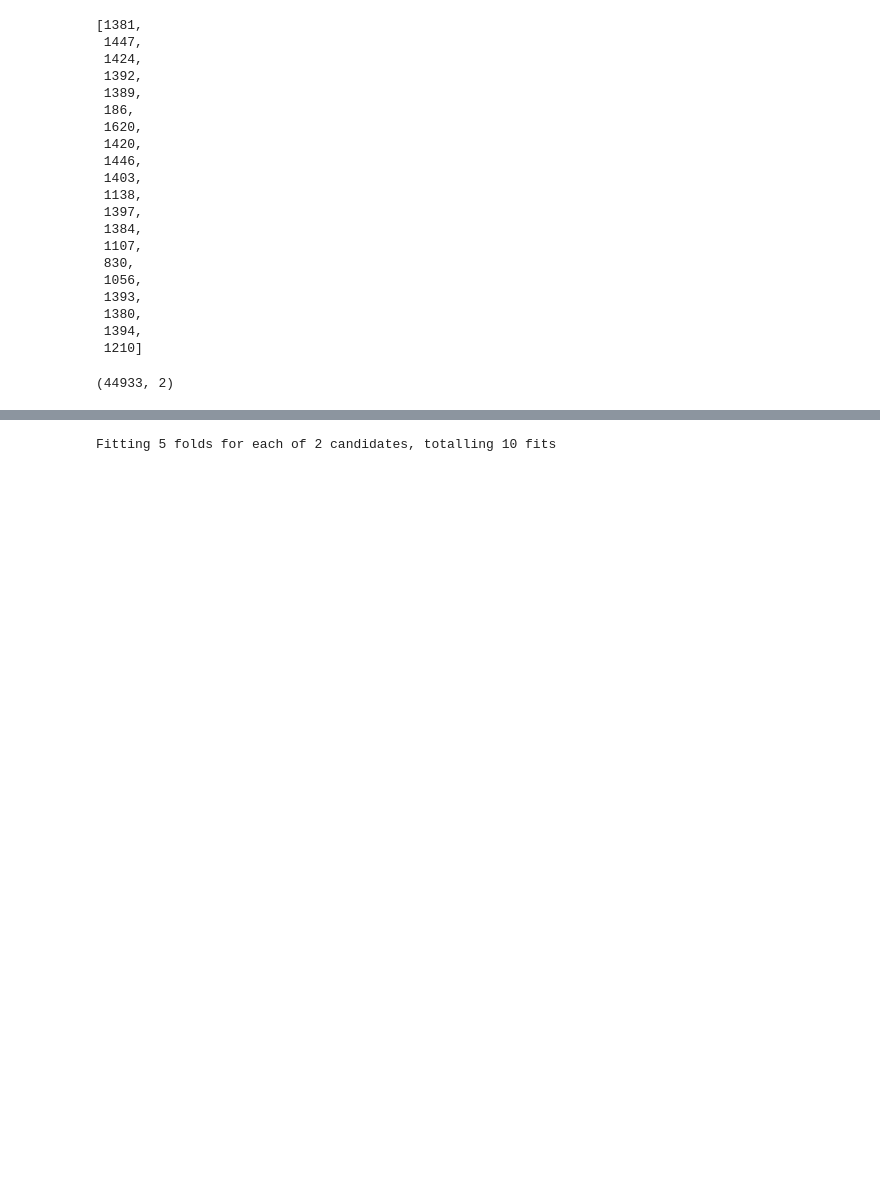
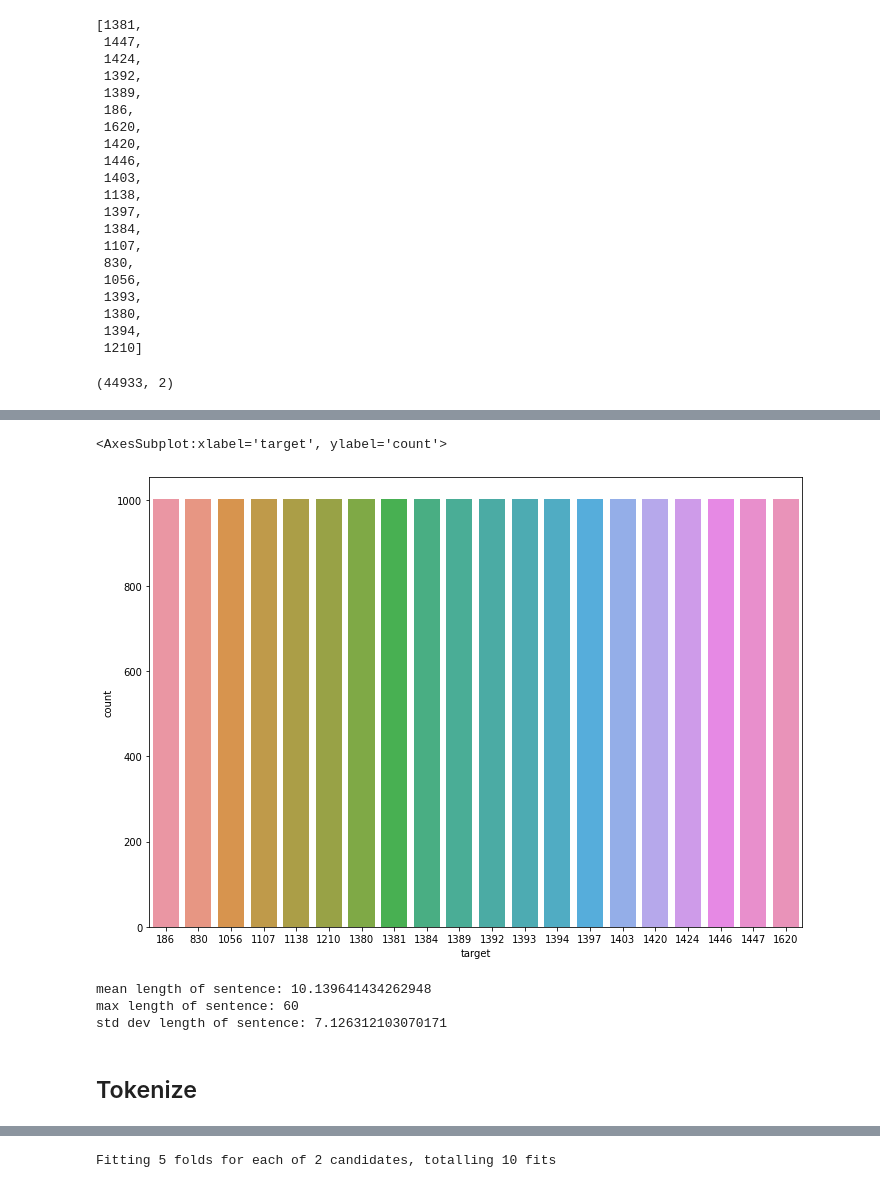
Before and after one commit to knarfamlap/tweet2emoji, a Jupyter notebook: main.ipynb, the cells around one changed output, grey strips where cells are left out. Cells and saved outputs as stored; diff of their text form; code cells hidden in the pictures; blank space fills up the shorter version.

```diff
--- a/main.ipynb
+++ b/main.ipynb
@@ -203,0 +256,4 @@ twemoji.shape
+# %%
+MINIMUM_CLASS_SIZE = min(np.array(twemoji['target'].value_counts()))
+# %%
+twemoji = twemoji.groupby('target').apply(lambda x: x.sample(MINIMUM_CLASS_SIZE))
@@ -203,0 +264,6 @@ twemoji.shape
+# %%
+fig, ax = plt.subplots(figsize=(11.7, 8.27))
+sns.countplot(ax=ax, x='target', data=twemoji,)
+# %% [output]
+<AxesSubplot:xlabel='target', ylabel='count'>
+[figure, added]
@@ -203,0 +272,8 @@ twemoji.shape
+# %%
+print("mean length of sentence: " + str(twemoji.l.mean()))
+print("max length of sentence: " + str(twemoji.l.max()))
+print("std dev length of sentence: " + str(twemoji.l.std()))
+# %% [output]
+mean length of sentence: 10.139641434262948
+max length of sentence: 60
+std dev length of sentence: 7.126312103070171
@@ -203,0 +282,2 @@ twemoji.shape
+# %% [markdown]
+## Tokenize
```
Also changed, not shown: parts of 43 cells of this notebook, 1 other file.
